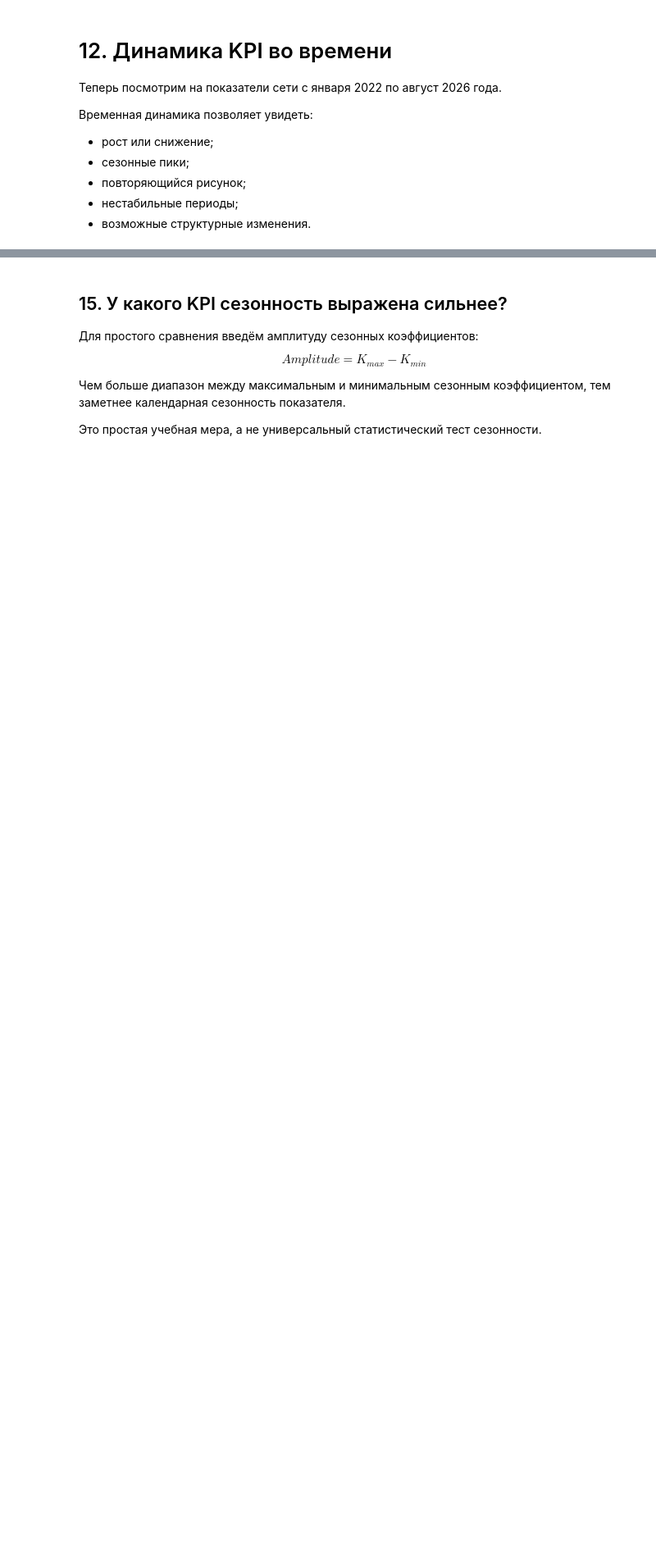
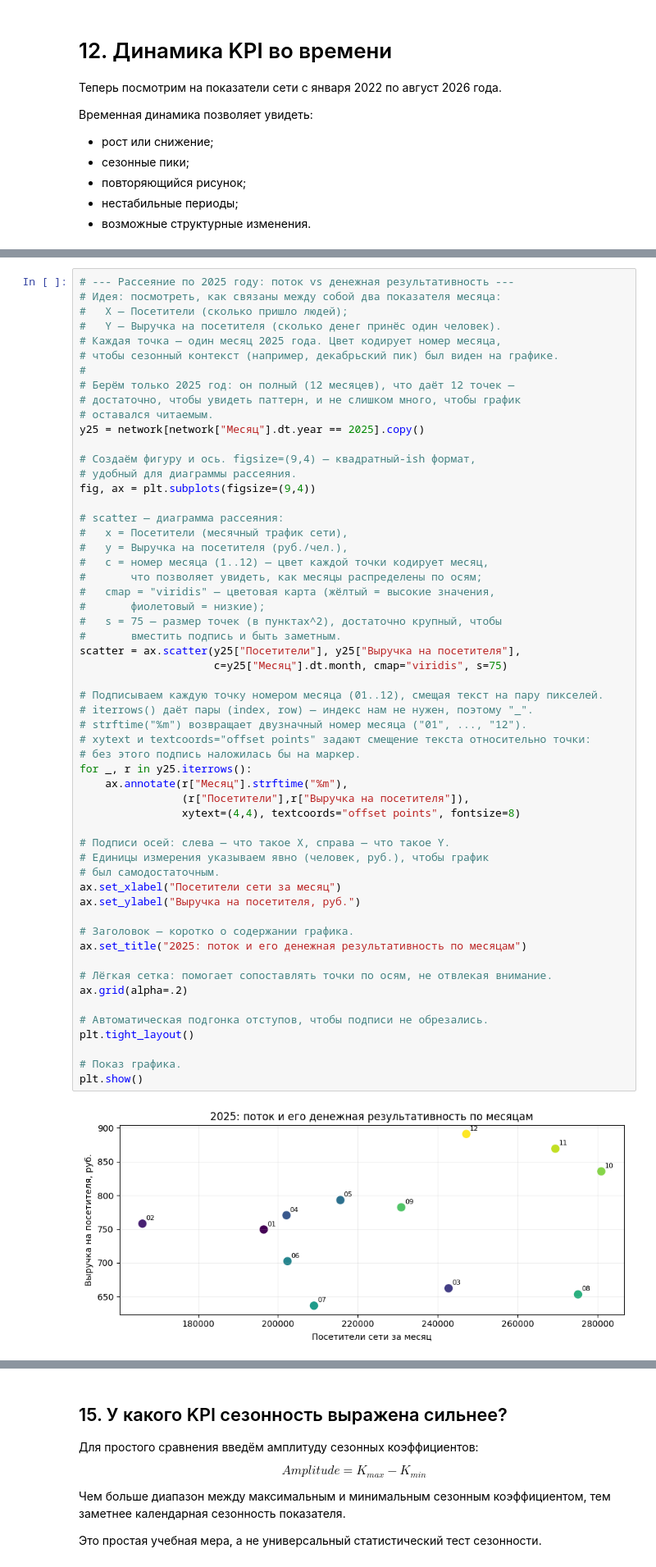
Before and after one commit to Tsyban/retail-analytics-python, a Jupyter notebook: notebooks/01_descriptive_statistics/Урок1.ipynb, the cells around one changed output, grey strips where cells are left out. Shown at 82% size. Cells and saved outputs as stored; diff of their text form; blank space fills up the shorter version.

```diff
--- a/notebooks/01_descriptive_statistics/Урок1.ipynb
+++ b/notebooks/01_descriptive_statistics/Урок1.ipynb
@@ -1180,0 +1537,58 @@ plot_metric(network, "Выручка на посетителя")
+# %%
+# --- Рассеяние по 2025 году: поток vs денежная результативность ---
+# Идея: посмотреть, как связаны между собой два показателя месяца:
+#   X — Посетители (сколько пришло людей);
+#   Y — Выручка на посетителя (сколько денег принёс один человек).
+# Каждая точка — один месяц 2025 года. Цвет кодирует номер месяца,
+# чтобы сезонный контекст (например, декабрьский пик) был виден на графике.
+#
+# Берём только 2025 год: он полный (12 месяцев), что даёт 12 точек —
+# достаточно, чтобы увидеть паттерн, и не слишком много, чтобы график
+# оставался читаемым.
+y25 = network[network["Месяц"].dt.year == 2025].copy()
+
+# Создаём фигуру и ось. figsize=(9,4) — квадратный-ish формат,
+# удобный для диаграммы рассеяния.
+fig, ax = plt.subplots(figsize=(9,4))
+
+# scatter — диаграмма рассеяния:
+#   x = Посетители (месячный трафик сети),
+#   y = Выручка на посетителя (руб./чел.),
+#   c = номер месяца (1..12) — цвет каждой точки кодирует месяц,
+#       что позволяет увидеть, как месяцы распределены по осям;
+#   cmap = "viridis" — цветовая карта (жёлтый = высокие значения,
+#       фиолетовый = низкие);
+#   s = 75 — размер точек (в пунктах^2), достаточно крупный, чтобы
+#       вместить подпись и быть заметным.
+scatter = ax.scatter(y25["Посетители"], y25["Выручка на посетителя"],
+                     c=y25["Месяц"].dt.month, cmap="viridis", s=75)
+
+# Подписываем каждую точку номером месяца (01..12), смещая текст на пару пикселей.
+# iterrows() даёт пары (index, row) — индекс нам не нужен, поэтому "_".
+# strftime("%m") возвращает двузначный номер месяца ("01", ..., "12").
+# xytext и textcoords="offset points" задают смещение текста относительно точки:
+# без этого подпись наложилась бы на маркер.
+for _, r in y25.iterrows():
+    ax.annotate(r["Месяц"].strftime("%m"),
+                (r["Посетители"],r["Выручка на посетителя"]),
+                xytext=(4,4), textcoords="offset points", fontsize=8)
+
+# Подписи осей: слева — что такое X, справа — что такое Y.
+# Единицы измерения указываем явно (человек, руб.), чтобы график
+# был самодостаточным.
+ax.set_xlabel("Посетители сети за месяц")
+ax.set_ylabel("Выручка на посетителя, руб.")
+
+# Заголовок — коротко о содержании графика.
+ax.set_title("2025: поток и его денежная результативность по месяцам")
+
+# Лёгкая сетка: помогает сопоставлять точки по осям, не отвлекая внимание.
+ax.grid(alpha=.2)
+
+# Автоматическая подгонка отступов, чтобы подписи не обрезались.
+plt.tight_layout()
+
+# Показ графика.
+plt.show()
+# %% [output]
+[figure, added]
```
Also changed, not shown: parts of 107 cells of this notebook.
